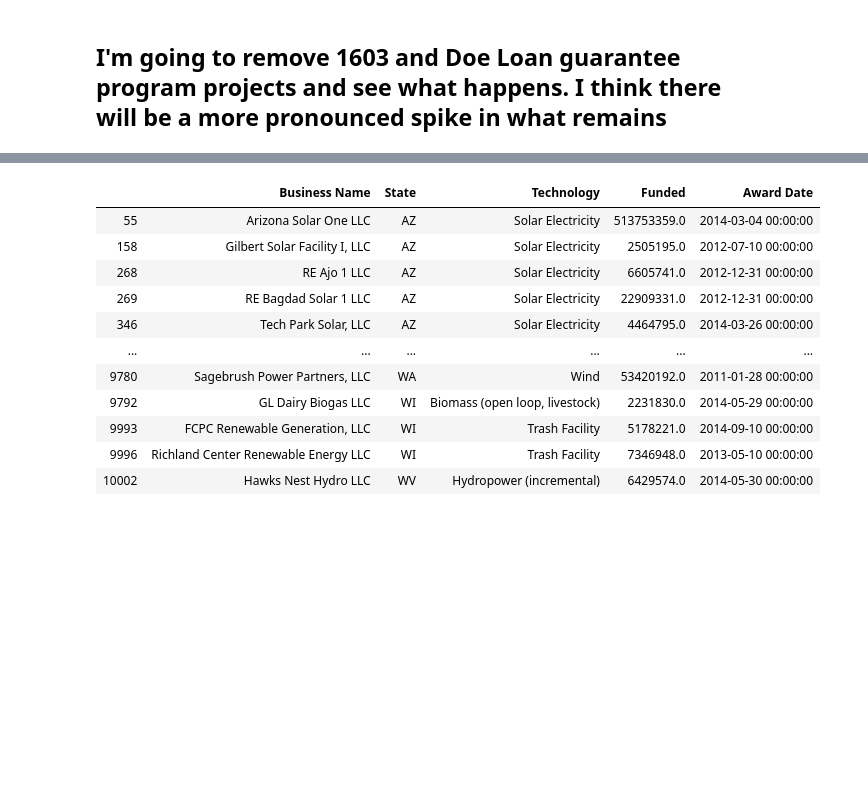
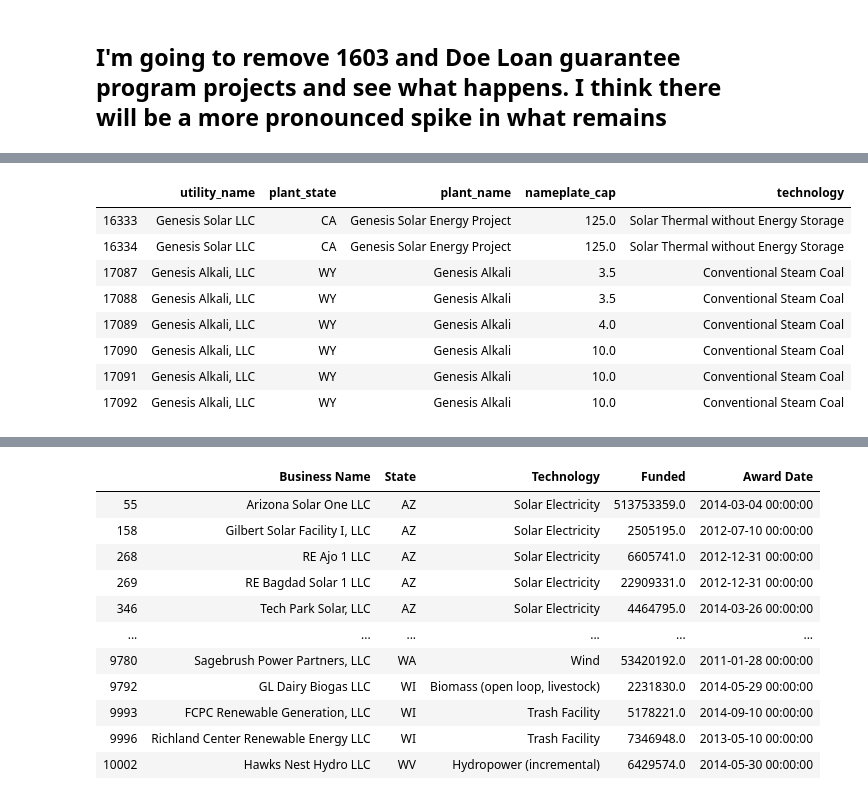
Before and after one commit to rachelsanderson/reduced-form, a Jupyter notebook: Analyses/GeneratorData/remove_loan_grants.ipynb, the cells around one changed output, grey strips where cells are left out. Saved outputs shown, nothing was run; the diff lists cells and outputs as text; code cells hidden in the pictures; blank space fills up the shorter version.

```diff
--- a/Analyses/GeneratorData/remove_loan_grants.ipynb
+++ b/Analyses/GeneratorData/remove_loan_grants.ipynb
@@ -15,7 +15,11 @@ grant_recips = pd.read_excel('../../../Data for Tax Equity Project/treasury_data
 
 #DoE 1705 utility-scale recipients
 searchfor = ['Agua Caliente', 'California Valley Solar',
-             'Desert Sun','Mesquite Solar 1', 'AV Solar']
+             'Desert Sun','Mesquite Solar 1', 'AV Solar',
+            'Cogentrix', 'Crescent Dune','Ivanpah',
+            'Genesis Solar Energy Project',
+            'Mojave Solar Project',
+            'Solana']
 
 gen['1603_grant'] = gen['plant_name'].isin(grant_recips['Business Name']) | gen['utility_name'].isin(grant_recips['Business Name'])
 gen['1705_grant'] = gen['plant_name'].str.contains('|'.join(searchfor))
@@ -41,3 +26,15 @@ array(['Dolet Hills', 'Charles E Monty', 'Charles E Monty',
+# %%
+gen[gen['plant_name'].str.contains('Genesis')][['utility_name','plant_state','plant_name','nameplate_cap','technology']]
+# %% [output]
+|  | utility_name | plant_state | plant_name | nameplate_cap | technology |
+| 16333 | Genesis Solar LLC | CA | Genesis Solar Energy Project | 125.0 | Solar Thermal without Energy Storage |
+| 16334 | Genesis Solar LLC | CA | Genesis Solar Energy Project | 125.0 | Solar Thermal without Energy Storage |
+| 17087 | Genesis Alkali, LLC | WY | Genesis Alkali | 3.5 | Conventional Steam Coal |
+| 17088 | Genesis Alkali, LLC | WY | Genesis Alkali | 3.5 | Conventional Steam Coal |
+| 17089 | Genesis Alkali, LLC | WY | Genesis Alkali | 4.0 | Conventional Steam Coal |
+| 17090 | Genesis Alkali, LLC | WY | Genesis Alkali | 10.0 | Conventional Steam Coal |
+| 17091 | Genesis Alkali, LLC | WY | Genesis Alkali | 10.0 | Conventional Steam Coal |
+| 17092 | Genesis Alkali, LLC | WY | Genesis Alkali | 10.0 | Conventional Steam Coal |
 # %%
 arra_names = gen[gen['plant_name'].isin(grant_recips['Business Name']) | gen['utility_name'].isin(grant_recips['Business Name'])]['plant_name'].values
 doe_names = gen[gen['plant_name'].str.contains('|'.join(searchfor))]['plant_name'].values
```
Also changed, not shown: parts of 1 cell of this notebook, 1 other file.
